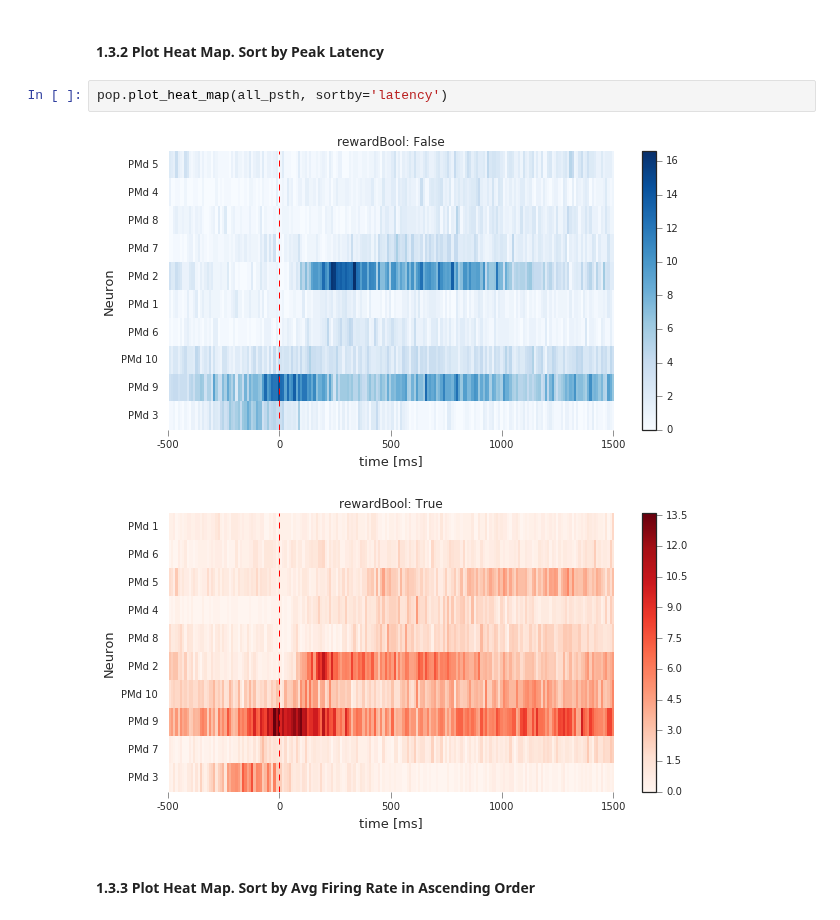
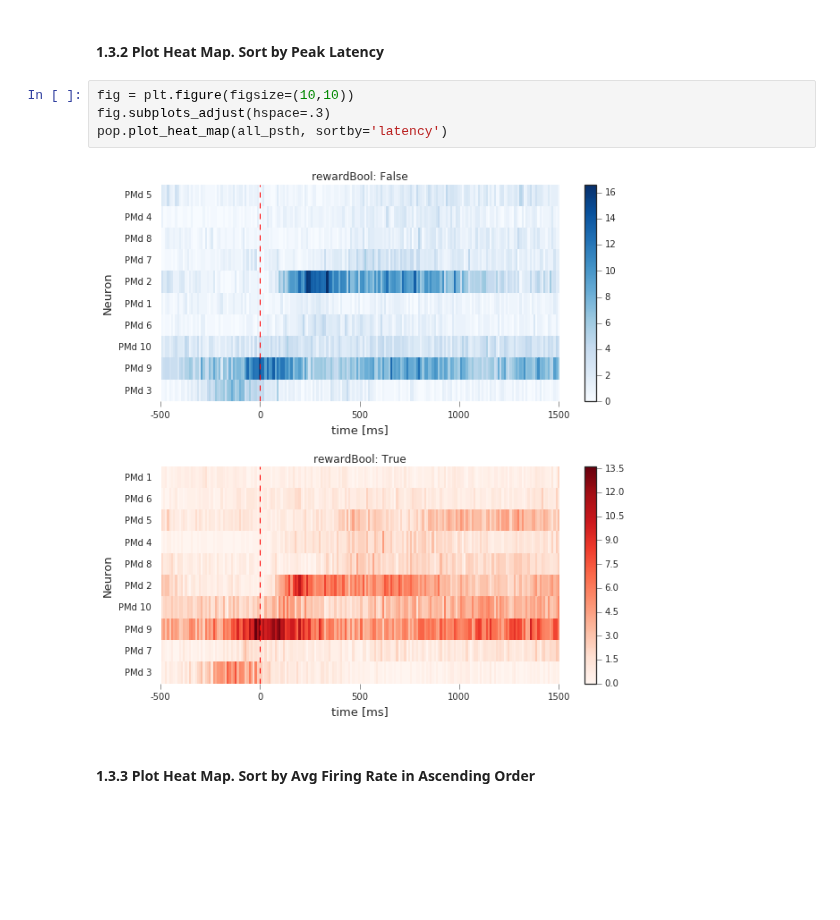
Before and after one commit to KordingLab/spykes, a Jupyter notebook: notebooks_examples/popvis_example.ipynb, the cells around one changed output. Drawn from its saved outputs; the diff is of its cells as text; blank space fills up the shorter version.

```diff
--- a/notebooks_examples/popvis_example.ipynb
+++ b/notebooks_examples/popvis_example.ipynb
@@ -119,10 +120,11 @@ all_psth = pop.get_all_psth(event=event, df=data_df, conditions=condition, windo
 # %% [markdown]
 #### 1.3.2 Plot Heat Map. Sort by Peak Latency
-# %%
-pop.plot_heat_map(all_psth, sortby='latency')
-# %% [output]
-[figure, removed]
-[figure, removed]
+# %%
+fig = plt.figure(figsize=(10,10))
+fig.subplots_adjust(hspace=.3)
+pop.plot_heat_map(all_psth, sortby='latency')
+# %% [output]
+[figure, added]
 # %% [markdown]
 #### 1.3.3 Plot Heat Map. Sort by Avg Firing Rate in Ascending Order
 # %%
```
Also changed, not shown: parts of 7 cells of this notebook, 1 other file.
